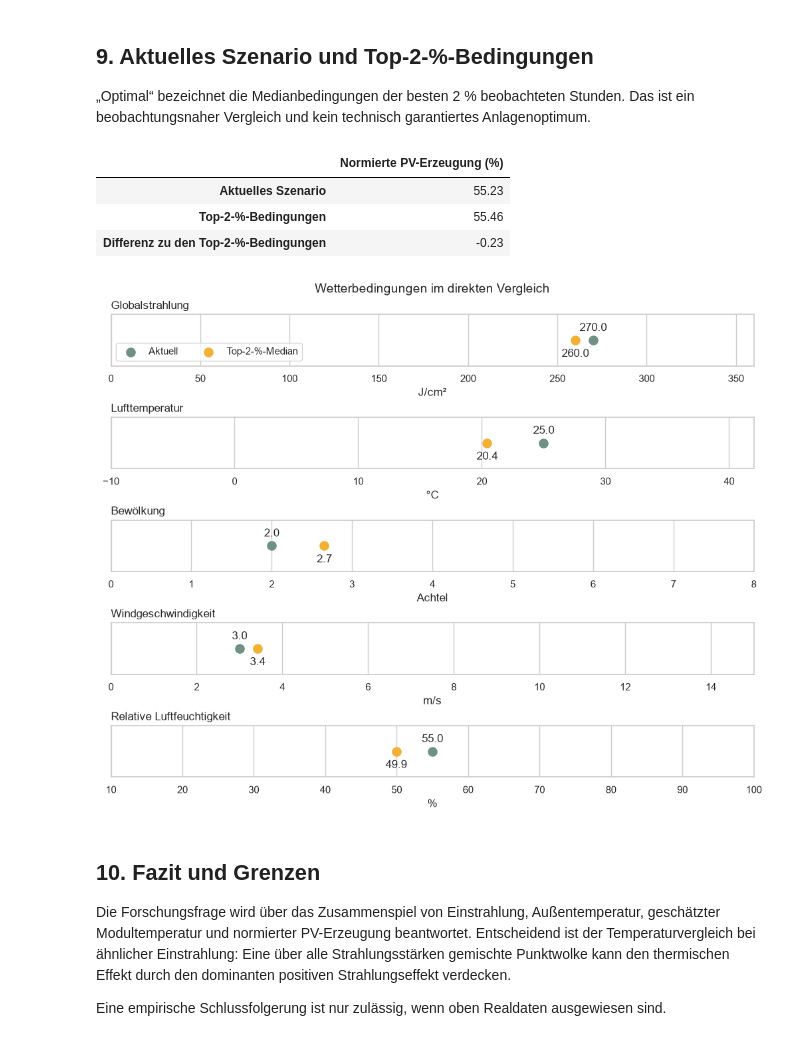
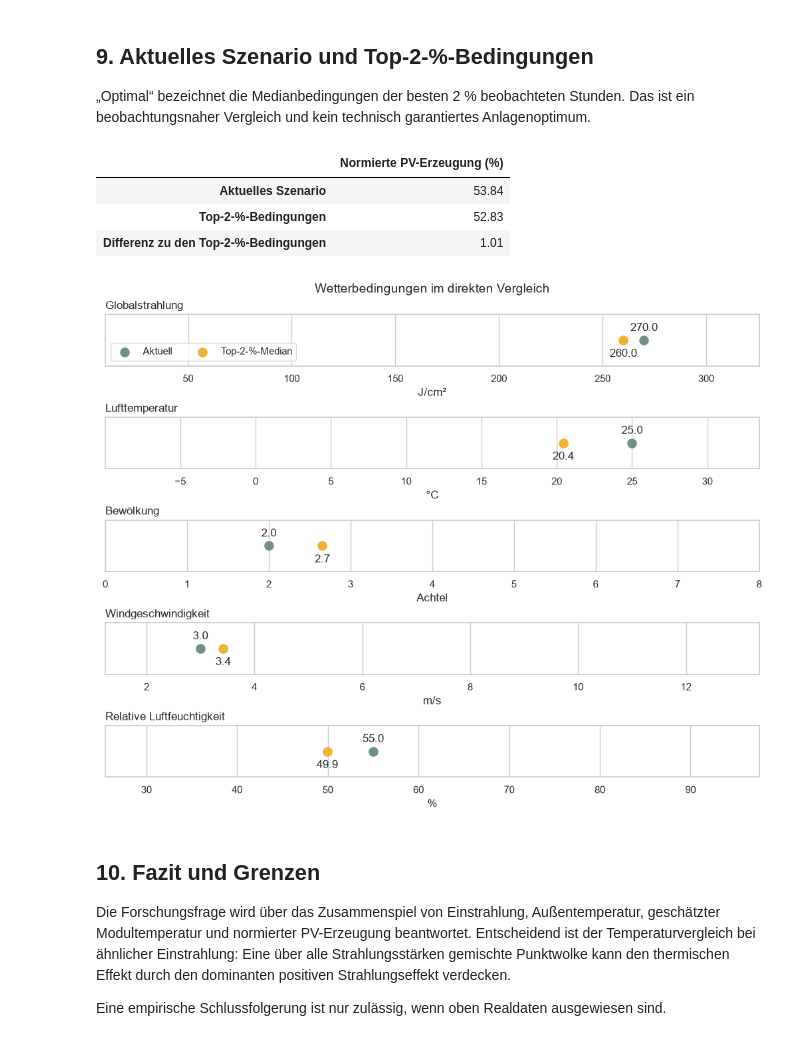
Before and after one commit to MoFrei98/BigDataPhotovoltaikerzeugung, a Jupyter notebook: notebooks/pv_wetter_deutschland.ipynb, the cells around one changed output. Cells and saved outputs as stored; diff of their text form; code cells hidden in the pictures.

```diff
--- a/notebooks/pv_wetter_deutschland.ipynb
+++ b/notebooks/pv_wetter_deutschland.ipynb
@@ -455,7 +436,6 @@ optimal_defaults = {
     ]
 }
 optimal_scenario = scenario_frame(
-    day=pd.Timestamp("2024-06-21"),
     radiation=optimal_defaults["global_radiation_j_cm2"],
     temperature=optimal_defaults["temperature_c"],
     cloud_cover=optimal_defaults["cloud_cover_oktas"],
@@ -485,46 +465,66 @@ yield_comparison = pd.DataFrame(
 display(yield_comparison.round(2))
 
 condition_specs = [
-    ("Globalstrahlung", "J/cm²", 0, 360, 270.0, optimal_defaults["global_radiation_j_cm2"]),
-    ("Lufttemperatur", "°C", -10, 42, 25.0, optimal_defaults["temperature_c"]),
-    ("Bewölkung", "Achtel", 0, 8, 2.0, optimal_defaults["cloud_cover_oktas"]),
-    ("Windgeschwindigkeit", "m/s", 0, 15, 3.0, optimal_defaults["wind_speed_m_s"]),
-    ("Relative Luftfeuchtigkeit", "%", 10, 100, 55.0, optimal_defaults["relative_humidity_pct"]),
+    (
+        "Globalstrahlung", "J/cm²",
+        *bundle.training_bounds["global_radiation_j_cm2"],
+        270.0, optimal_defaults["global_radiation_j_cm2"],
+    ),
+    (
+        "Lufttemperatur", "°C",
+        *bundle.training_bounds["temperature_c"],
+        25.0, optimal_defaults["temperature_c"],
+    ),
+    (
+        "Bewölkung", "Achtel",
+        *bundle.training_bounds["cloud_cover_oktas"],
+        2.0, optimal_defaults["cloud_cover_oktas"],
+    ),
+    (
+        "Windgeschwindigkeit", "m/s",
+        *bundle.training_bounds["wind_speed_m_s"],
+        3.0, optimal_defaults["wind_speed_m_s"],
+    ),
+    (
+        "Relative Luftfeuchtigkeit", "%",
+        *bundle.training_bounds["relative_humidity_pct"],
+        55.0, optimal_defaults["relative_humidity_pct"],
+    ),
 ]
 fig, axes = plt.subplots(len(condition_specs), 1, figsize=(10, 8), constrained_layout=True)
 for index, (label, unit, minimum, maximum, current_value, optimal_value) in enumerate(
     condition_specs
 ):
     axis = axes[index]
     axis.scatter(current_value, 0, s=90, color="#6F9185", label="Aktuell")
     axis.scatter(optimal_value, 0, s=90, color="#F2B134", label="Top-2-%-Median")
     axis.set_xlim(minimum, maximum)
     axis.set_yticks([])
     axis.set_xlabel(unit)
     axis.set_title(label, loc="left")
     axis.annotate(
         f"{current_value:.1f}",
         (current_value, 0),
         xytext=(0, 10),
         textcoords="offset points",
         ha="center",
     )
     axis.annotate(
         f"{optimal_value:.1f}",
         (optimal_value, 0),
         xytext=(0, -18),
         textcoords="offset points",
         ha="center",
     )
 axes[0].legend(loc="lower left", ncol=2)
 fig.suptitle("Wetterbedingungen im direkten Vergleich", fontsize=14)
 plt.show()
 # %% [output]
 |  | Normierte PV-Erzeugung (%) |
-| Aktuelles Szenario | 55.23 |
-| Top-2-%-Bedingungen | 55.46 |
-| Differenz zu den Top-2-%-Bedingungen | -0.23 |
+| Aktuelles Szenario | 53.84 |
+| Top-2-%-Bedingungen | 52.83 |
+| Differenz zu den Top-2-%-Bedingungen | 1.01 |
-[figure, old version]
+[figure, new version]
 # %% [markdown]
 ## 10. Fazit und Grenzen
 
```
Also changed, not shown: parts of 7 cells of this notebook, 8 other files.
